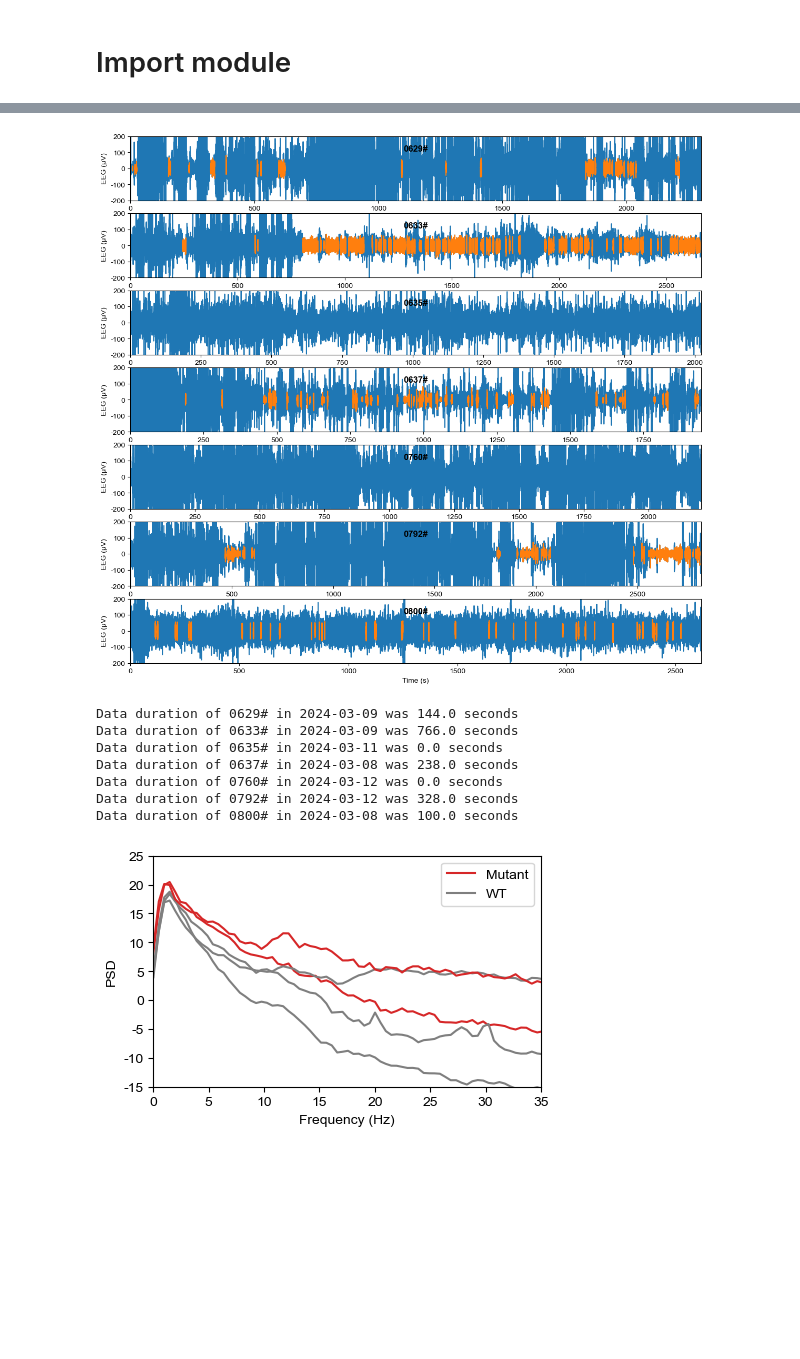
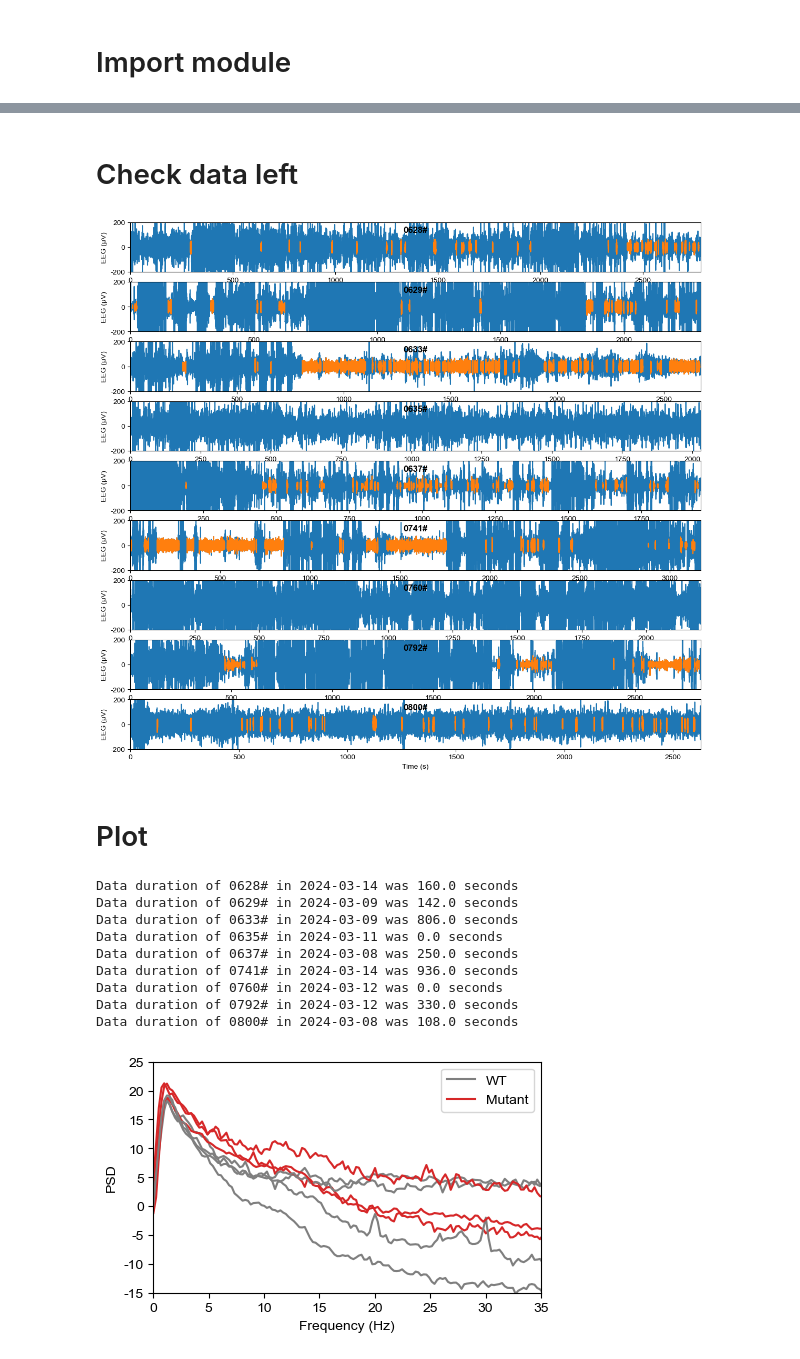
Before and after one commit to Puzzle-Li/as_monkey_eeg, a Jupyter notebook: multiple_session_stat.ipynb, the cells around one changed output, grey strips where cells are left out. Cells and saved outputs as stored; diff of their text form; code cells hidden in the pictures; blank space fills up the shorter version.

Commit message:
1. change to resample rather than rewrite fs 2. add data to replot

```diff
--- a/multiple_session_stat.ipynb
+++ b/multiple_session_stat.ipynb
@@ -46,7 +48,7 @@ for file in files:
 
     raw.crop(0, seg_duration * n_seg, include_tmax=False)
     raw.set_channel_types({'Loco': 'bio'})
-    raw.notch_filter(np.arange(50, 250, 50))
+    raw.notch_filter(np.arange(50, 100, 50))
 
     eog_events = mne.preprocessing.find_eog_events(raw, ch_name='EEG')
     onsets = eog_events[:, 0] / raw.info["sfreq"] - 0.25
@@ -105,3 +106,5 @@ for file in files:
+# %% [markdown]
+# Check data left
 # %%
 fig, ax_list = plt.subplots(len(files), 1, figsize=(14, 13))
 
@@ -124,7 +127,9 @@ for i, file in enumerate(files):
 ax_list[-1].set_xlabel('Time (s)')
 plt.show()
 # %% [output]
-[figure, old version]
+[figure, new version]
+# %% [markdown]
+# Plot
 # %%
 df_info = pd.read_excel(os.path.join(os.path.split(path_data)[0], 'info.xlsx'), index_col=0)
 # %%
@@ -133,41 +138,65 @@ from scipy import signal
 color_map = {
     'Mutant': 'tab:red',
     'WT': 'tab:gray'
 }
 
+bands = [
+    (1, 4, "Delta"),
+    (4, 8, "Theta"),
+    (8, 12, "Alpha"),
+    (12, 30, "Beta"),
+]
+
+band_names = [band[-1] for band in bands]
+
+df_bp = pd.DataFrame()
+
 _, ax = plt.subplots(figsize=(5, 3))
+
+l = {}
+
 for i, file in enumerate(files):
     animal, session = np.array(file.split('\\'))[[-3, -2]]
 
     color = color_map[df_info.loc[animal, 'Genotype']]
 
     raw = mne.io.read_raw_edf(file, preload=True)
     raw_clean = mne.io.read_raw_fif(os.path.join(path_data, raw.filenames[0].replace('.edf', '_clean.fif')))
     eeg_cleaned = raw_clean.copy().pick(0).get_data(units='uV').squeeze()
     eeg_cleaned = eeg_cleaned[~np.isnan(eeg_cleaned)]
 
     df_info.loc[animal, 'Total data duration (s)'] = eeg_cleaned.shape[0] / sf
     print(f'Data duration of {animal} in {session} was {eeg_cleaned.shape[0] / sf} seconds')
 
     f, Pxx_den = signal.welch(eeg_cleaned, sf, nperseg=1024)
     Pxx_den_db = 10 * np.log10(Pxx_den)
-    ax.plot(f, Pxx_den_db, color=color, label=df_info.loc[animal, 'Genotype'])
+    l[df_info.loc[animal, 'Genotype']] = ax.plot(f, Pxx_den_db, color=color, label=df_info.loc[animal, 'Genotype'])
     plt.xlabel('Frequency (Hz)')
     plt.ylabel('PSD')
     plt.xlim(0, 35)
     plt.ylim(-15, 25)
 
-plt.legend(['Mutant', 'WT'])
+    if eeg_cleaned.size == 0:
+        continue
+
+    df = yasa.bandpower(eeg_cleaned, sf, ch_names=['P4-M1'], bands=bands, relative=False)
+    df_info.loc[animal, band_names] = df[band_names].to_numpy()
+
+plt.legend(
+    l.values(), labels=l.keys()
+)
 plt.show()
 # %% [output]
-Data duration of 0629# in 2024-03-09 was 144.0 seconds
-Data duration of 0633# in 2024-03-09 was 766.0 seconds
+Data duration of 0628# in 2024-03-14 was 160.0 seconds
+Data duration of 0629# in 2024-03-09 was 142.0 seconds
+Data duration of 0633# in 2024-03-09 was 806.0 seconds
 Data duration of 0635# in 2024-03-11 was 0.0 seconds
-Data duration of 0637# in 2024-03-08 was 238.0 seconds
+Data duration of 0637# in 2024-03-08 was 250.0 seconds
+Data duration of 0741# in 2024-03-14 was 936.0 seconds
 Data duration of 0760# in 2024-03-12 was 0.0 seconds
-Data duration of 0792# in 2024-03-12 was 328.0 seconds
-Data duration of 0800# in 2024-03-08 was 100.0 seconds
+Data duration of 0792# in 2024-03-12 was 330.0 seconds
+Data duration of 0800# in 2024-03-08 was 108.0 seconds
-[figure, old version]
+[figure, new version]
 # %%
 import seaborn as sns
 plt.figure(figsize=(3, 4))
```
Also changed, not shown: parts of 5 cells of this notebook, 1 other file.
